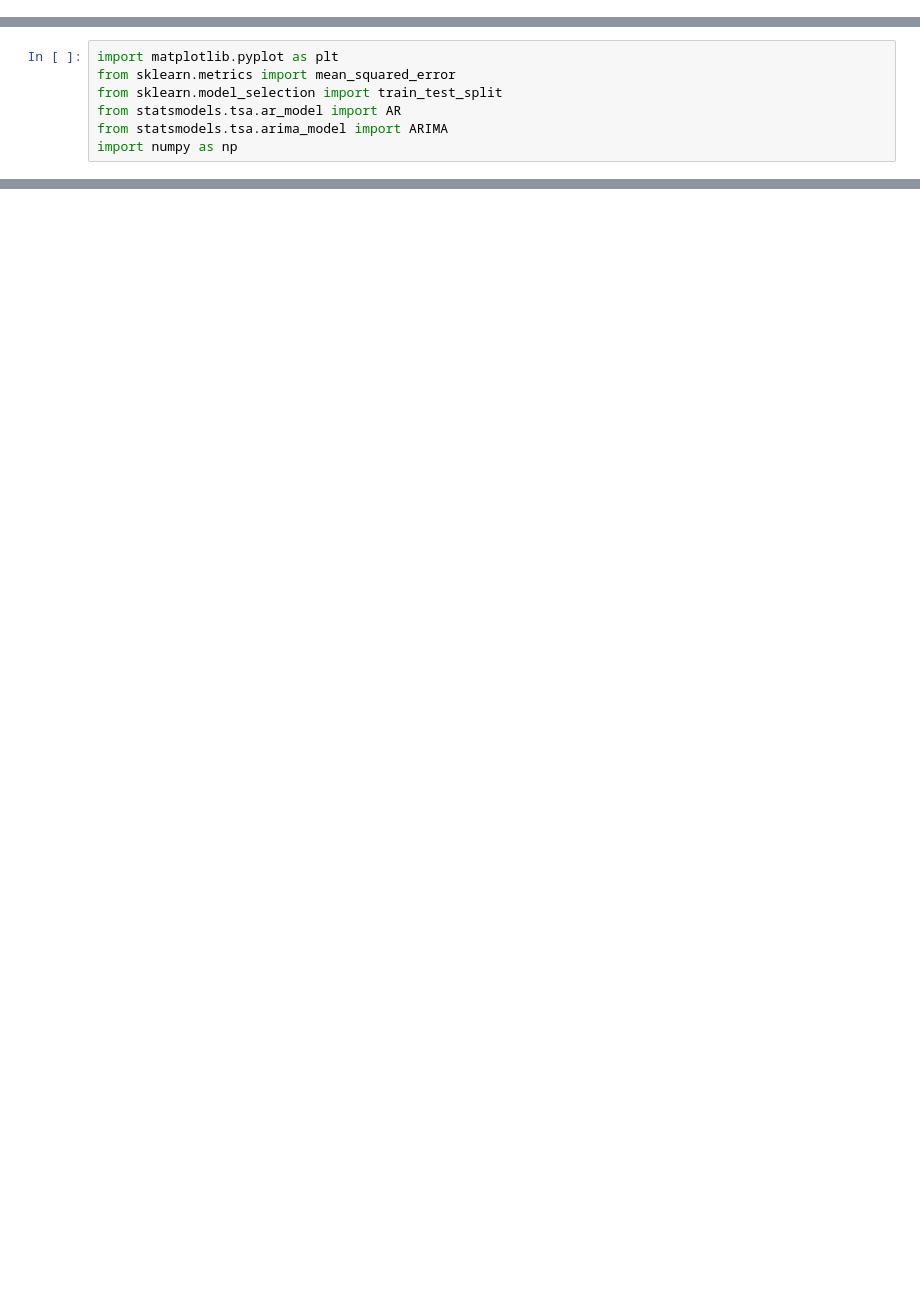
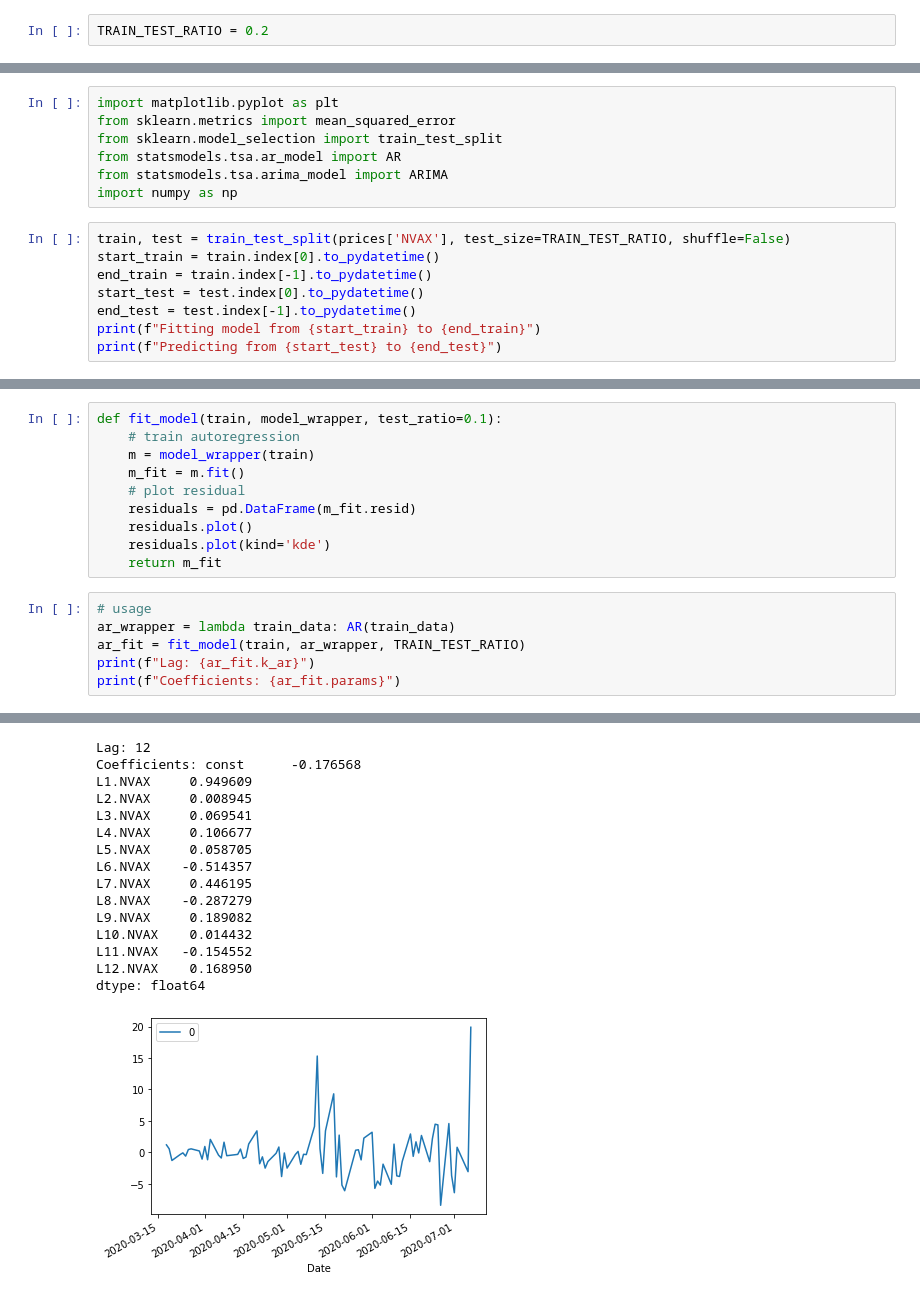
Before and after one commit to kyle-nguyennn/MLFin, a Jupyter notebook: Econometrics models.ipynb, the cells around one changed output, grey strips where cells are left out. Drawn from its saved outputs; the diff is of its cells as text; blank space fills up the shorter version.

```diff
--- a/Econometrics models.ipynb
+++ b/Econometrics models.ipynb
@@ -6,5 +6,7 @@ import statsmodels.tsa.stattools as ts
 import datetime
 
 yf.pdr_override()
+# %%
+TRAIN_TEST_RATIO = 0.2
 # %%
 covid_pharma_tickers = ['PFE', 'MRNA', 'JNJ', 'AZN', 'NVAX']
@@ -54,3 +56,11 @@ from sklearn.model_selection import train_test_split
 from statsmodels.tsa.ar_model import AR
 from statsmodels.tsa.arima_model import ARIMA
 import numpy as np
+# %%
+train, test = train_test_split(prices['NVAX'], test_size=TRAIN_TEST_RATIO, shuffle=False)
+start_train = train.index[0].to_pydatetime()
+end_train = train.index[-1].to_pydatetime()
+start_test = test.index[0].to_pydatetime()
+end_test = test.index[-1].to_pydatetime()
+print(f"Fitting model from {start_train} to {end_train}")
+print(f"Predicting from {start_test} to {end_test}")
@@ -56,0 +70,17 @@ import numpy as np
+# %%
+def fit_model(train, model_wrapper, test_ratio=0.1):
+    # train autoregression
+    m = model_wrapper(train)
+    m_fit = m.fit()
+    # plot residual
+    residuals = pd.DataFrame(m_fit.resid)
+    residuals.plot()
+    residuals.plot(kind='kde')
+    return m_fit
+# %%
+# usage
+ar_wrapper = lambda train_data: AR(train_data)
+ar_fit = fit_model(train, ar_wrapper, TRAIN_TEST_RATIO)
+print(f"Lag: {ar_fit.k_ar}")
+print(f"Coefficients: {ar_fit.params}")
+# %% [output]
@@ -56,0 +106,16 @@ import numpy as np
+Lag: 12
+Coefficients: const      -0.176568
+L1.NVAX     0.949609
+L2.NVAX     0.008945
+L3.NVAX     0.069541
+L4.NVAX     0.106677
+L5.NVAX     0.058705
+L6.NVAX    -0.514357
+L7.NVAX     0.446195
+L8.NVAX    -0.287279
+L9.NVAX     0.189082
+L10.NVAX    0.014432
+L11.NVAX   -0.154552
+L12.NVAX    0.168950
+dtype: float64
+[figure, added]
```
Also changed, not shown: parts of 15 cells of this notebook.
